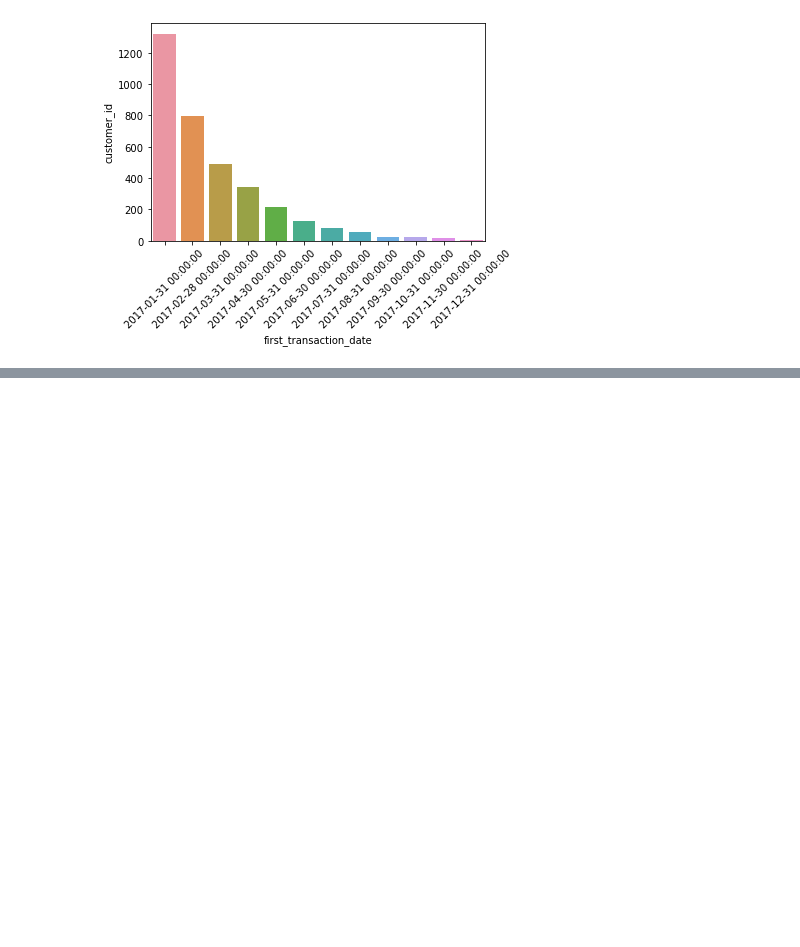
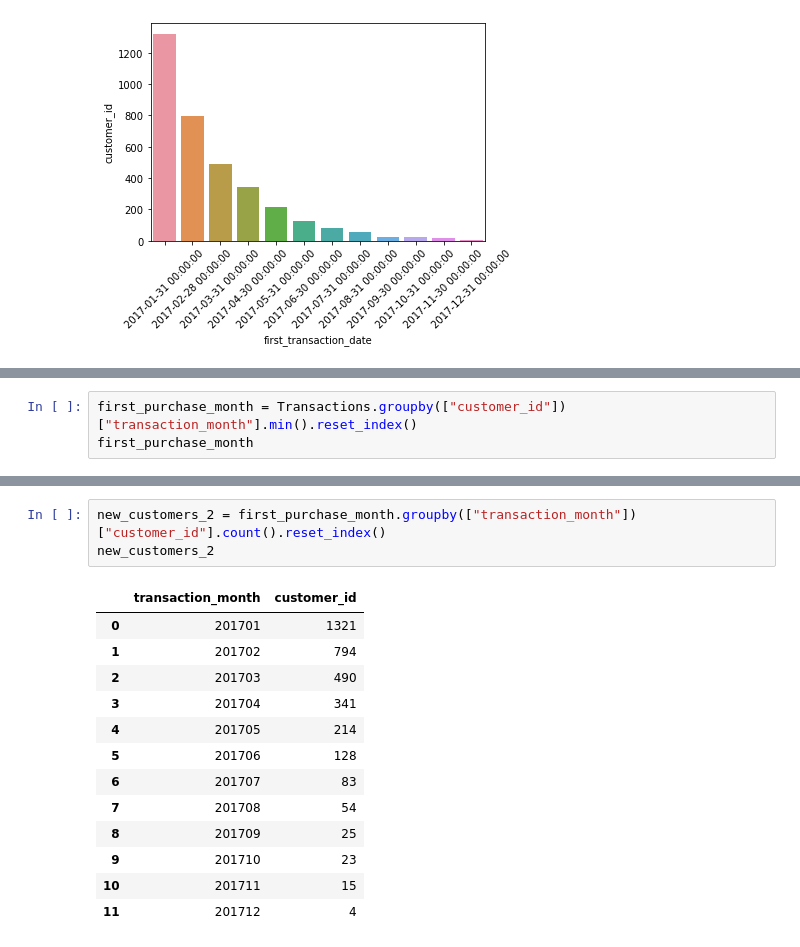
Before and after one commit to Navyhoang/KPMG_Virtual_Internship_Challenge, a Jupyter notebook: Results/KPMG_module_1_transaction.ipynb, the cells around one changed output, grey strips where cells are left out. Drawn from its saved outputs; the diff is of its cells as text; blank space fills up the shorter version.

```diff
--- a/Results/KPMG_module_1_transaction.ipynb
+++ b/Results/KPMG_module_1_transaction.ipynb
@@ -838,0 +849,3 @@ first_date_purchase.loc[first_date_purchase.index > "2017-11-30"]
+# %%
+first_purchase_month = Transactions.groupby(["customer_id"])["transaction_month"].min().reset_index()
+first_purchase_month
@@ -838,0 +866,17 @@ first_date_purchase.loc[first_date_purchase.index > "2017-11-30"]
+# %%
+new_customers_2 = first_purchase_month.groupby(["transaction_month"])["customer_id"].count().reset_index()
+new_customers_2
+# %% [output]
+|  | transaction_month | customer_id |
+| 0 | 201701 | 1321 |
+| 1 | 201702 | 794 |
+| 2 | 201703 | 490 |
+| 3 | 201704 | 341 |
+| 4 | 201705 | 214 |
+| 5 | 201706 | 128 |
+| 6 | 201707 | 83 |
+| 7 | 201708 | 54 |
+| 8 | 201709 | 25 |
+| 9 | 201710 | 23 |
+| 10 | 201711 | 15 |
+| 11 | 201712 | 4 |
```
Also changed, not shown: parts of 4 cells of this notebook.
